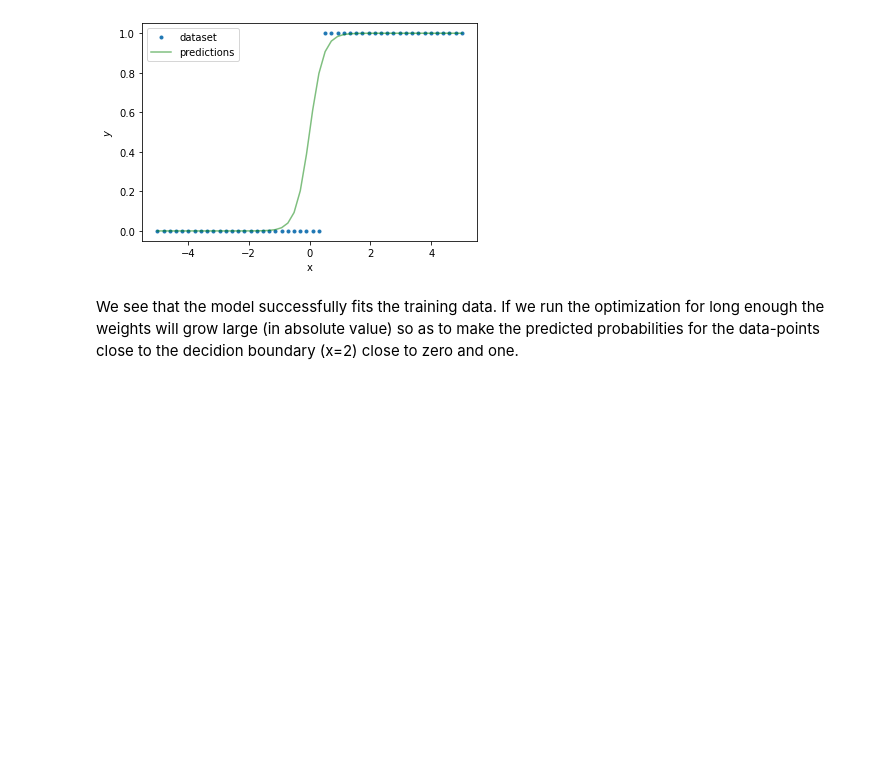
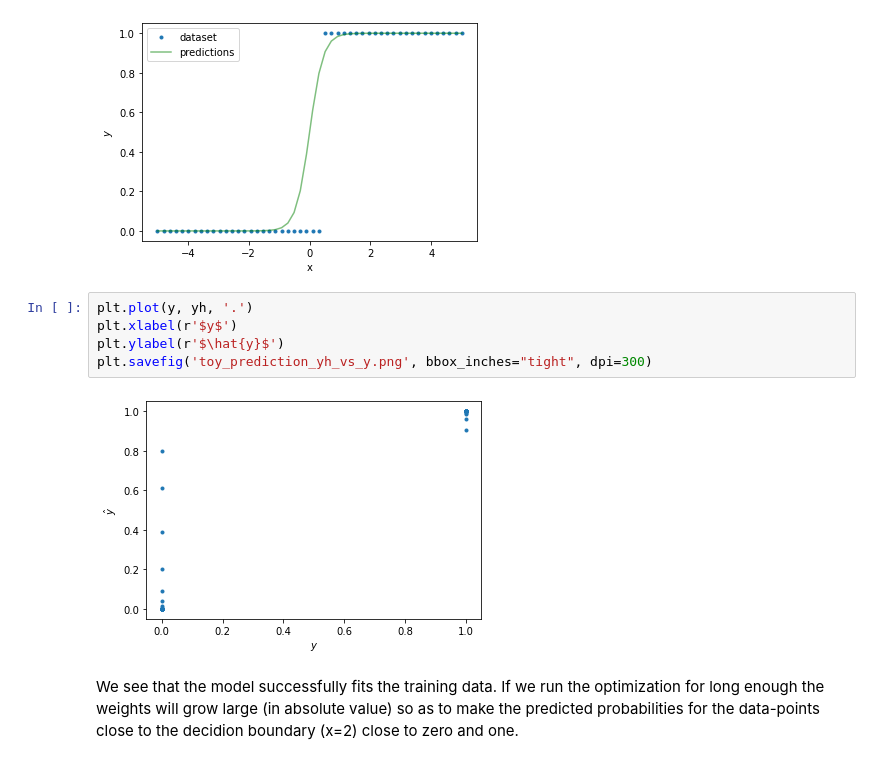
Before and after one commit to yueliyl/gec_intro2ml, a Jupyter notebook: LogisticRegression.ipynb, the cells around one changed output. Cells and saved outputs as stored; diff of their text form; blank space fills up the shorter version.

```diff
--- a/LogisticRegression.ipynb
+++ b/LogisticRegression.ipynb
@@ -261,6 +261,13 @@ plt.savefig('toy_prediction.png', bbox_inches="tight", dpi=300)
 terminated after 10641 iterations, with norm of the gradient equal to 9.997324612981251e-05
 the weight found: [4.46302079]
 [figure]
+# %%
+plt.plot(y, yh, '.')
+plt.xlabel(r'$y$')
+plt.ylabel(r'$\hat{y}$')
+plt.savefig('toy_prediction_yh_vs_y.png', bbox_inches="tight", dpi=300)
+# %% [output]
+[figure, added]
 # %% [markdown]
 We see that the model successfully fits the training data. If we run the optimization for long enough the weights will grow large (in absolute value) so as to make the predicted probabilities for the data-points close to the decidion boundary (x=2) close to zero and one.
 # %% [markdown]
```
